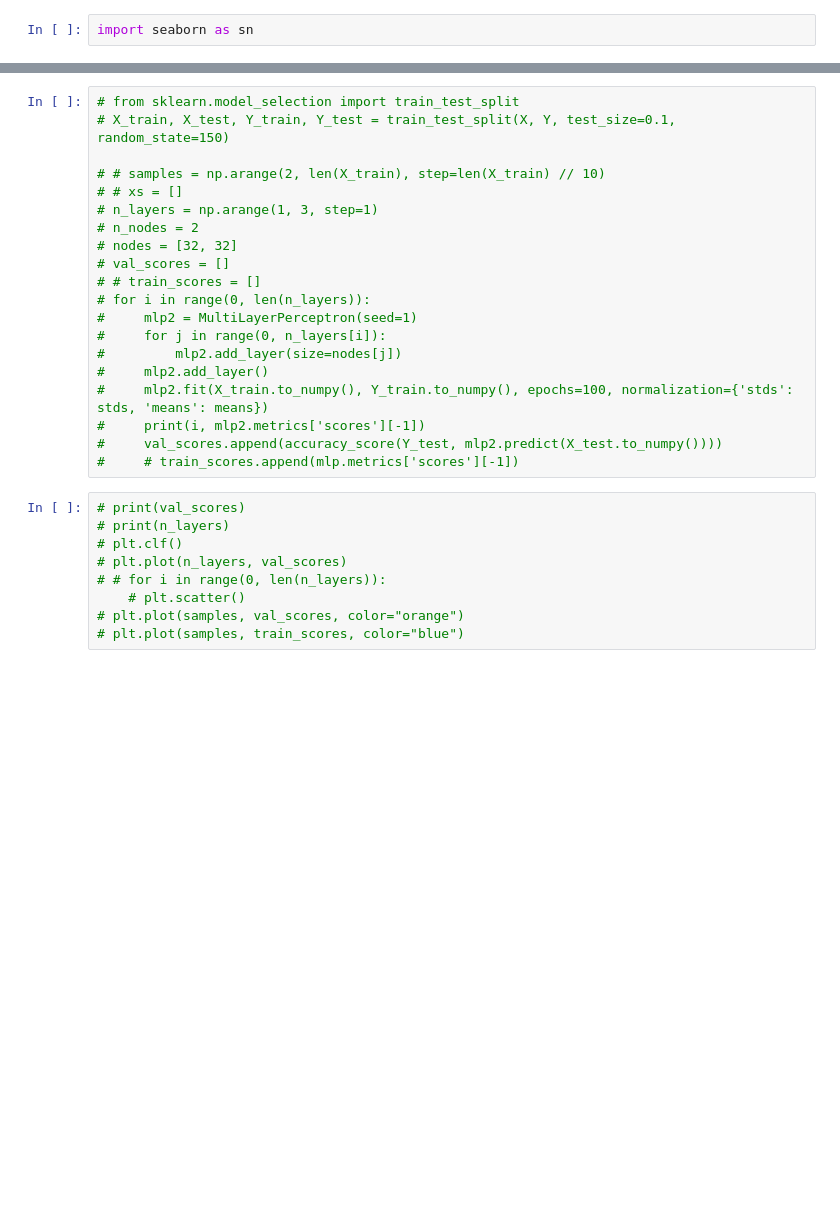
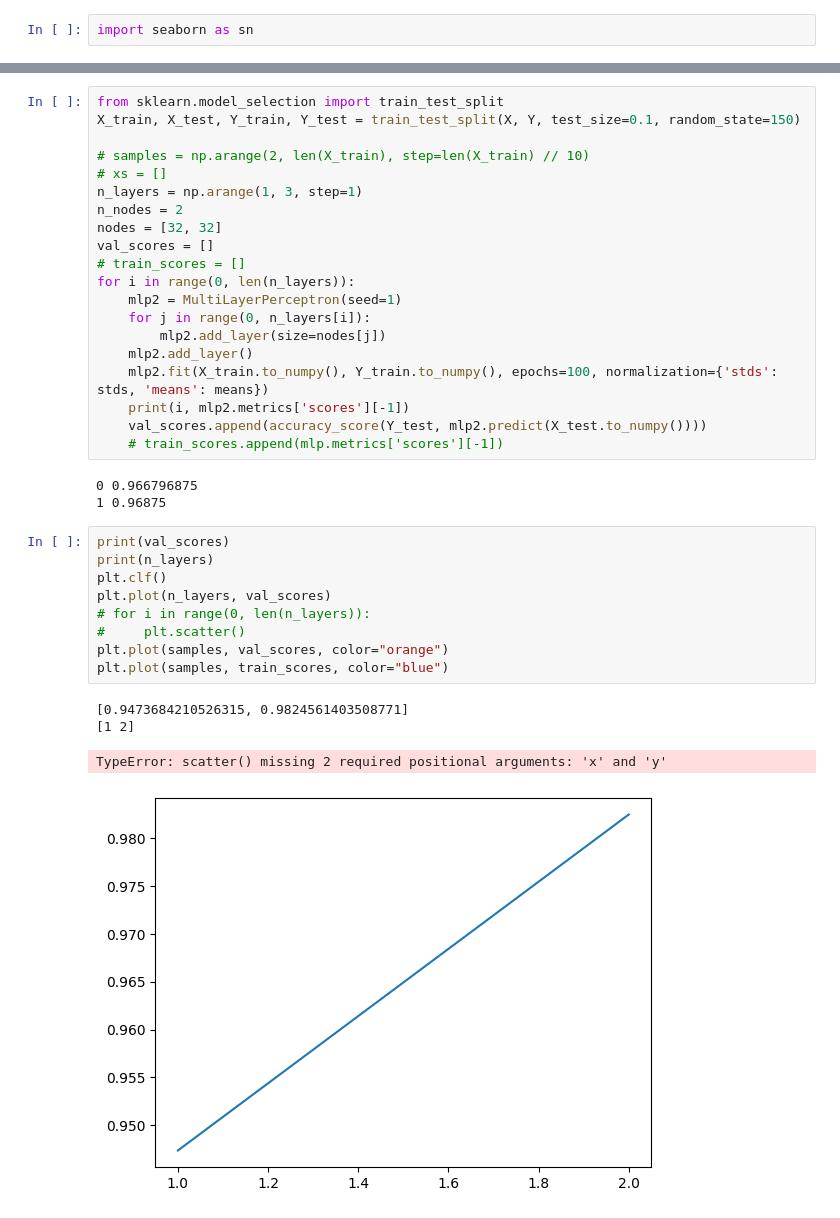
Before and after one commit to jdurand42/multilayer-perceptron, a Jupyter notebook: notebooks/plot.ipynb, the cells around one changed output, grey strips where cells are left out. Cells and saved outputs as stored; diff of their text form; blank space fills up the shorter version.

```diff
--- a/notebooks/plot.ipynb
+++ b/notebooks/plot.ipynb
@@ -147,29 +147,37 @@ plt.plot(samples, train_scores, color="blue")
 # %%
-# from sklearn.model_selection import train_test_split
-# X_train, X_test, Y_train, Y_test = train_test_split(X, Y, test_size=0.1, random_state=150)
+from sklearn.model_selection import train_test_split
+X_train, X_test, Y_train, Y_test = train_test_split(X, Y, test_size=0.1, random_state=150)
 
-# # samples = np.arange(2, len(X_train), step=len(X_train) // 10)
-# # xs = []
-# n_layers = np.arange(1, 3, step=1)
-# n_nodes = 2
-# nodes = [32, 32]
-# val_scores = []
-# # train_scores = []
-# for i in range(0, len(n_layers)):
-#     mlp2 = MultiLayerPerceptron(seed=1)
-#     for j in range(0, n_layers[i]):
-#         mlp2.add_layer(size=nodes[j])
-#     mlp2.add_layer()
-#     mlp2.fit(X_train.to_numpy(), Y_train.to_numpy(), epochs=100, normalization={'stds': stds, 'means': means})
-#     print(i, mlp2.metrics['scores'][-1])
-#     val_scores.append(accuracy_score(Y_test, mlp2.predict(X_test.to_numpy())))
-#     # train_scores.append(mlp.metrics['scores'][-1])
+# samples = np.arange(2, len(X_train), step=len(X_train) // 10)
+# xs = []
+n_layers = np.arange(1, 3, step=1)
+n_nodes = 2
+nodes = [32, 32]
+val_scores = []
+# train_scores = []
+for i in range(0, len(n_layers)):
+    mlp2 = MultiLayerPerceptron(seed=1)
+    for j in range(0, n_layers[i]):
+        mlp2.add_layer(size=nodes[j])
+    mlp2.add_layer()
+    mlp2.fit(X_train.to_numpy(), Y_train.to_numpy(), epochs=100, normalization={'stds': stds, 'means': means})
+    print(i, mlp2.metrics['scores'][-1])
+    val_scores.append(accuracy_score(Y_test, mlp2.predict(X_test.to_numpy())))
+    # train_scores.append(mlp.metrics['scores'][-1])
+# %% [output]
+0 0.966796875
+1 0.96875
 # %%
-# print(val_scores)
-# print(n_layers)
-# plt.clf()
-# plt.plot(n_layers, val_scores)
-# # for i in range(0, len(n_layers)):
-    # plt.scatter()
-# plt.plot(samples, val_scores, color="orange")
-# plt.plot(samples, train_scores, color="blue")
+print(val_scores)
+print(n_layers)
+plt.clf()
+plt.plot(n_layers, val_scores)
+# for i in range(0, len(n_layers)):
+#     plt.scatter()
+plt.plot(samples, val_scores, color="orange")
+plt.plot(samples, train_scores, color="blue")
+# %% [output]
+[0.9473684210526315, 0.9824561403508771]
+[1 2]
+TypeError: scatter() missing 2 required positional arguments: 'x' and 'y'
+[figure, added]
```
Also changed, not shown: parts of 9 cells of this notebook, 3 other files.
